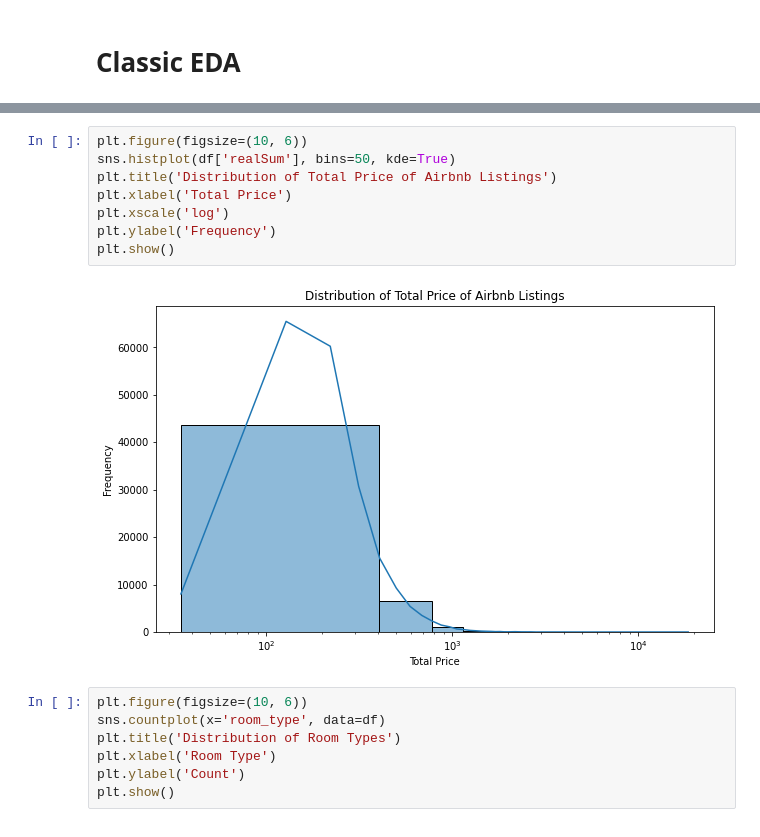
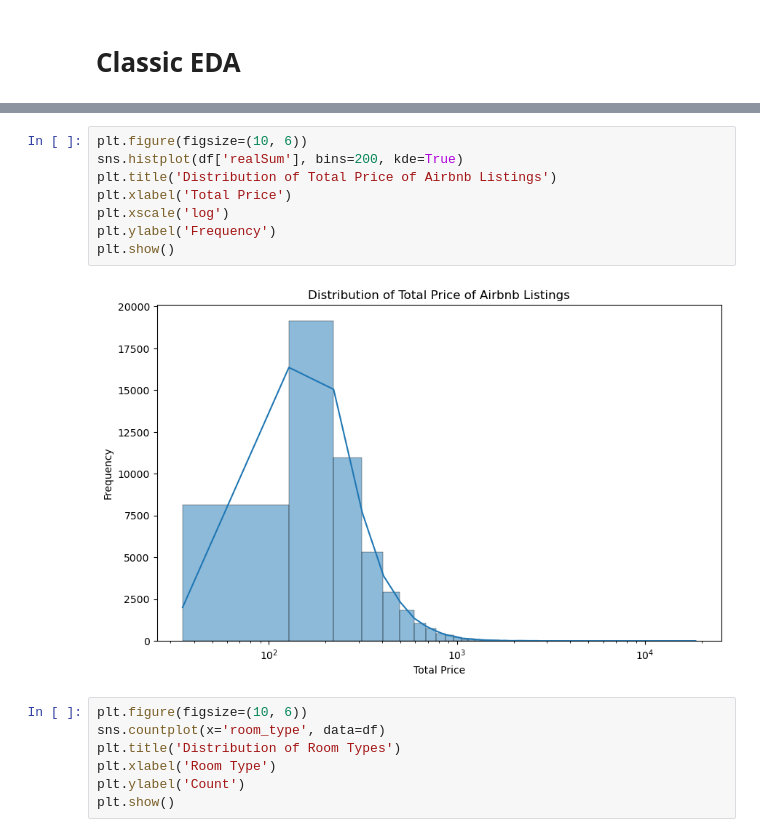
Before and after one commit to com-480-data-visualization/project-2023-les-zinzins, a Jupyter notebook: EDA.ipynb, the cells around one changed output, grey strips where cells are left out. Saved outputs shown, nothing was run; the diff lists cells and outputs as text.

```diff
--- a/EDA.ipynb
+++ b/EDA.ipynb
@@ -69,14 +70,14 @@ plt.show()
 [figure]
 # %%
 plt.figure(figsize=(10, 6))
-sns.histplot(df['realSum'], bins=50, kde=True)
+sns.histplot(df['realSum'], bins=200, kde=True)
 plt.title('Distribution of Total Price of Airbnb Listings')
 plt.xlabel('Total Price')
 plt.xscale('log')
 plt.ylabel('Frequency')
 plt.show()
 # %% [output]
-[figure, old version]
+[figure, new version]
 # %%
 plt.figure(figsize=(10, 6))
 sns.countplot(x='room_type', data=df)
```
Also changed, not shown: parts of 2 cells of this notebook.
